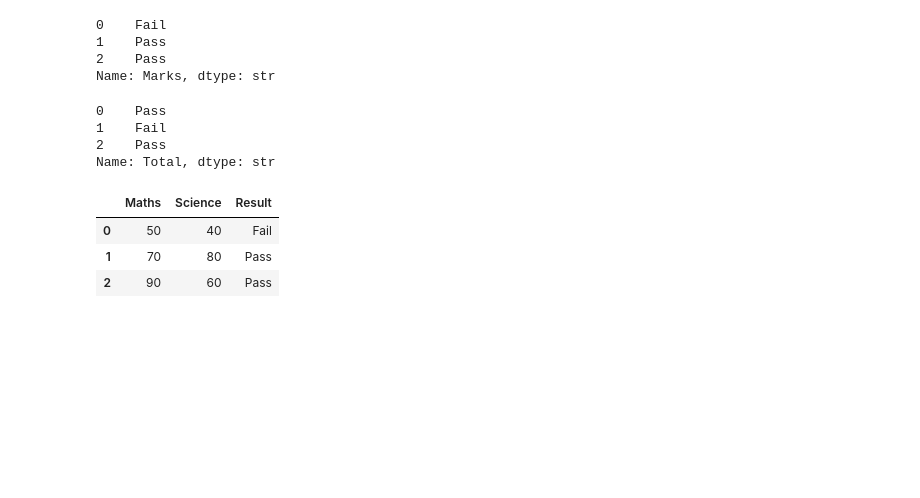
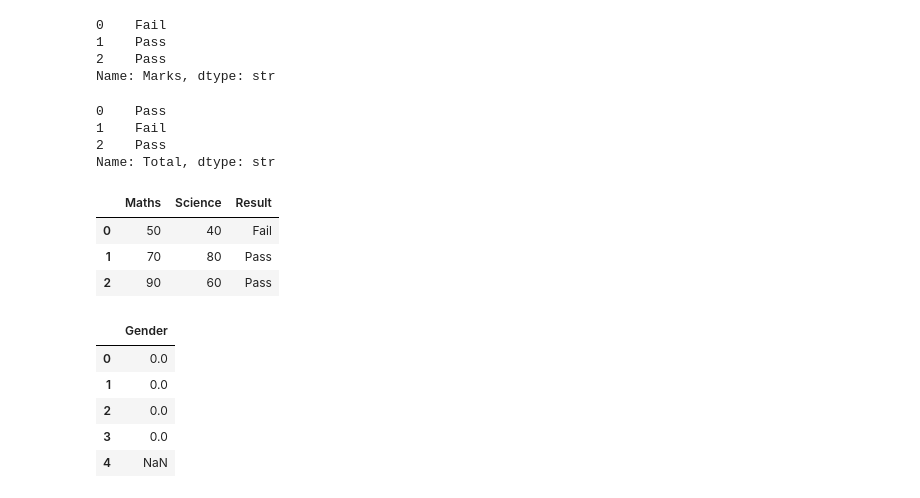
Before and after one commit to aryankumar08-python/python-, a Jupyter notebook: numpy.ipynb, the cells around one changed output. Cells and saved outputs as stored; diff of their text form; code cells hidden in the pictures; blank space fills up the shorter version.

```diff
--- a/numpy.ipynb
+++ b/numpy.ipynb
@@ -704,6 +704,18 @@ df
 | 1 | 70 | 80 | Pass |
 | 2 | 90 | 60 | Pass |
 # %%
-df=pd.dataFrame({
-    'Gender'=
+df=pd.DataFrame({
+    'Gender':['Male','Female','Male','Female','Other'] #map changes the unknow data to np.nan
 })
+df['Gender']=df['Gender'].map({
+    'Male':0,
+    'Female':0
+})
+df
+# %% [output]
+|  | Gender |
+| 0 | 0.0 |
+| 1 | 0.0 |
+| 2 | 0.0 |
+| 3 | 0.0 |
+| 4 | NaN |
```
Also changed, not shown: parts of 5 cells of this notebook.
